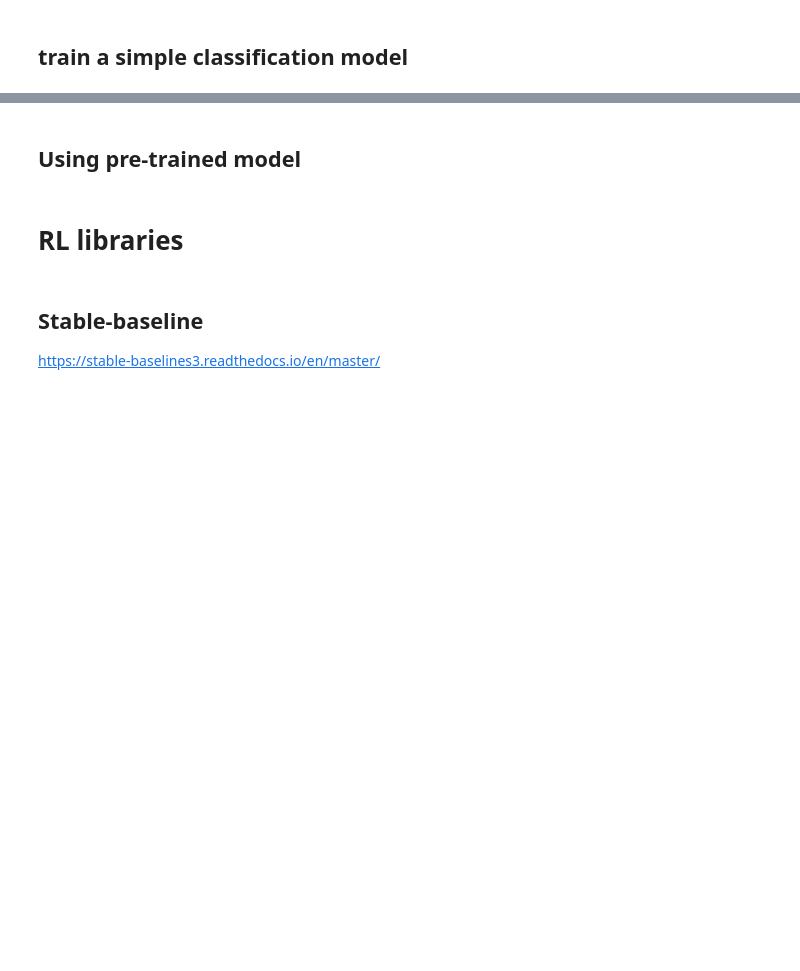
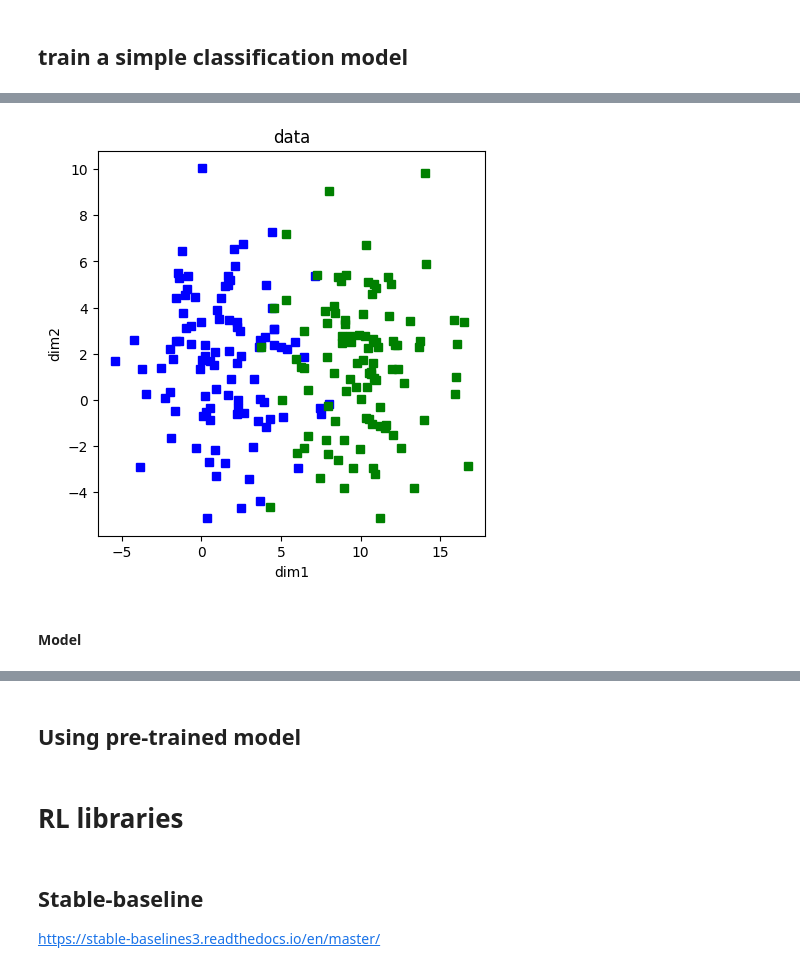
Before and after one commit to AmirHossein81Gholami/DRL_course, a Jupyter notebook: notebooks/DRL_Notebook.ipynb, the cells around one changed output, grey strips where cells are left out. Saved outputs shown, nothing was run; the diff lists cells and outputs as text; code cells hidden in the pictures; blank space fills up the shorter version.

```diff
--- a/notebooks/DRL_Notebook.ipynb
+++ b/notebooks/DRL_Notebook.ipynb
@@ -941,0 +1279,29 @@ print(f"Resuming from epoch {checkpoint['epoch']} with loss {checkpoint['loss']}
+# %%
+numClust = 100
+blur = 3
+
+A = [1 , 1]
+B = [1 , 10]
+
+a = [ A[1] + np.random.randn(numClust)*blur , A[0] + np.random.randn(numClust)*blur]
+b = [ B[1] + np.random.randn(numClust)*blur , B[0] + np.random.randn(numClust)*blur]
+
+labels_np = np.vstack((np.zeros((numClust,1)),np.ones((numClust,1))))
+
+data_np = np.hstack((a,b)).T
+
+# transform to pytorch tensor
+labels = torch.tensor(labels_np).float()
+data = torch.tensor(data_np).float()
+# %%
+fig = plt.figure(figsize=(5,5))
+plt.plot(data[np.where(labels==0)[0],0],data[np.where(labels==0)[0],1],'bs')
+plt.plot(data[np.where(labels==1)[0],0],data[np.where(labels==1)[0],1],'gs')
+plt.xlabel('dim1')
+plt.ylabel('dim2')
+plt.title('data')
+plt.show()
+# %% [output]
+[figure, added]
+# %% [markdown]
+#### Model
```
Also changed, not shown: parts of 82 cells of this notebook.
